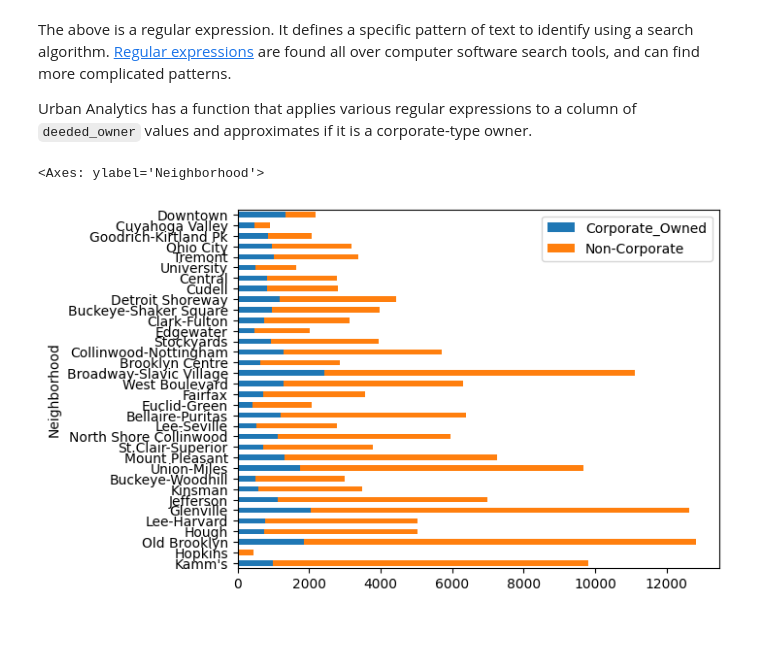
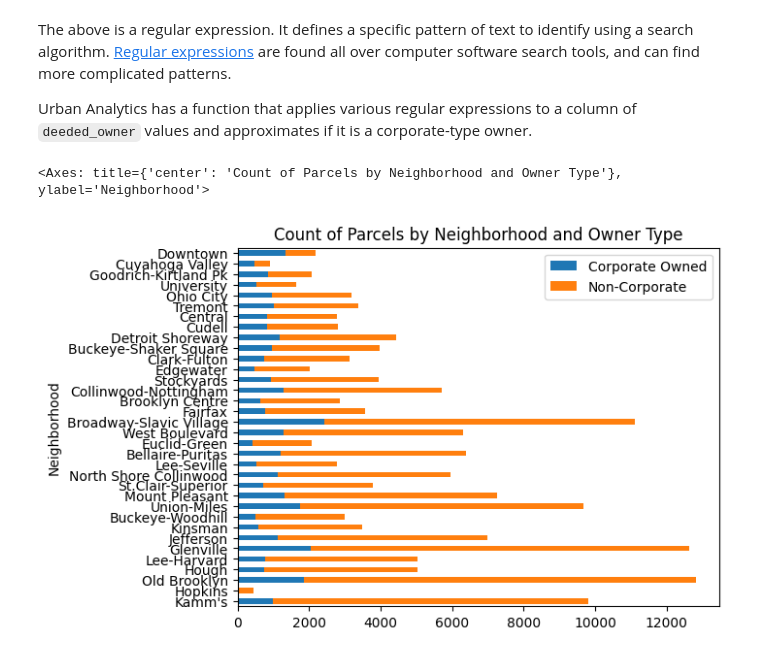
Before and after one commit to City-of-Cleveland/open-data-examples, a Jupyter notebook: property/01-County Property Data - Corporate Owners by Neighborhood.ipynb, the cells around one changed output. Saved outputs shown, nothing was run; the diff lists cells and outputs as text; code cells hidden in the pictures; blank space fills up the shorter version.

Commit message:
Changes from feedback, percent format, extra context and article

```diff
--- a/property/01-County Property Data - Corporate Owners by Neighborhood.ipynb
+++ b/property/01-County Property Data - Corporate Owners by Neighborhood.ipynb
@@ -83,20 +81,20 @@ Urban Analytics has a function that applies various regular expressions to a col
 # %%
 # Use the identify_corp_owner function from our toolkit
 # This is performed by identifying business type owner names, special corp. owners, and exclusions.
-joined['Corporate_Owned'] =  cdt.property.identify_corp_owner(joined['deeded_owner'])
+joined['Corporate Owned'] =  cdt.property.identify_corp_owner(joined['deeded_owner'])
 # %%
 # Break down by neighborhood the total count of identified corp owners
-spa_grouped = joined[['Neighborhood', 'Corporate_Owned']].groupby('Neighborhood').agg('sum')
+spa_grouped = joined[['Neighborhood', 'Corporate Owned']].groupby('Neighborhood').agg('sum')
 # %%
 # Calculate total # of parcels by ward
 spa_grouped['Total'] = joined.groupby('Neighborhood')['parcelpin'].agg('count')
 # Calculate the difference, i.e. non-corporate matches
-spa_grouped['Non-Corporate'] =  spa_grouped['Total'] - spa_grouped['Corporate_Owned']
+spa_grouped['Non-Corporate'] =  spa_grouped['Total'] - spa_grouped['Corporate Owned']
 # Calculate percent of neighborhood owned by corporate flagged owner name
-spa_grouped['Percent Corp'] = spa_grouped['Corporate_Owned'] / spa_grouped['Total']
+spa_grouped['Percent Corporate'] = 100 * spa_grouped['Corporate Owned'] / spa_grouped['Total']
 # %%
 # Final result visualizing ratio of corp vs non-corp owner types, and overall # of parcels
-spa_grouped.sort_values('Percent Corp')[['Corporate_Owned', 'Non-Corporate']].plot( kind='barh', stacked=True)
+spa_grouped.sort_values('Percent Corporate')[['Corporate Owned', 'Non-Corporate']].plot( kind='barh', stacked=True, title='Count of Parcels by Neighborhood and Owner Type')
 # %% [output]
-<Axes: ylabel='Neighborhood'>
+<Axes: title={'center': 'Count of Parcels by Neighborhood and Owner Type'}, ylabel='Neighborhood'>
-[figure, old version]
+[figure, new version]
```
Also changed, not shown: parts of 3 cells of this notebook.
